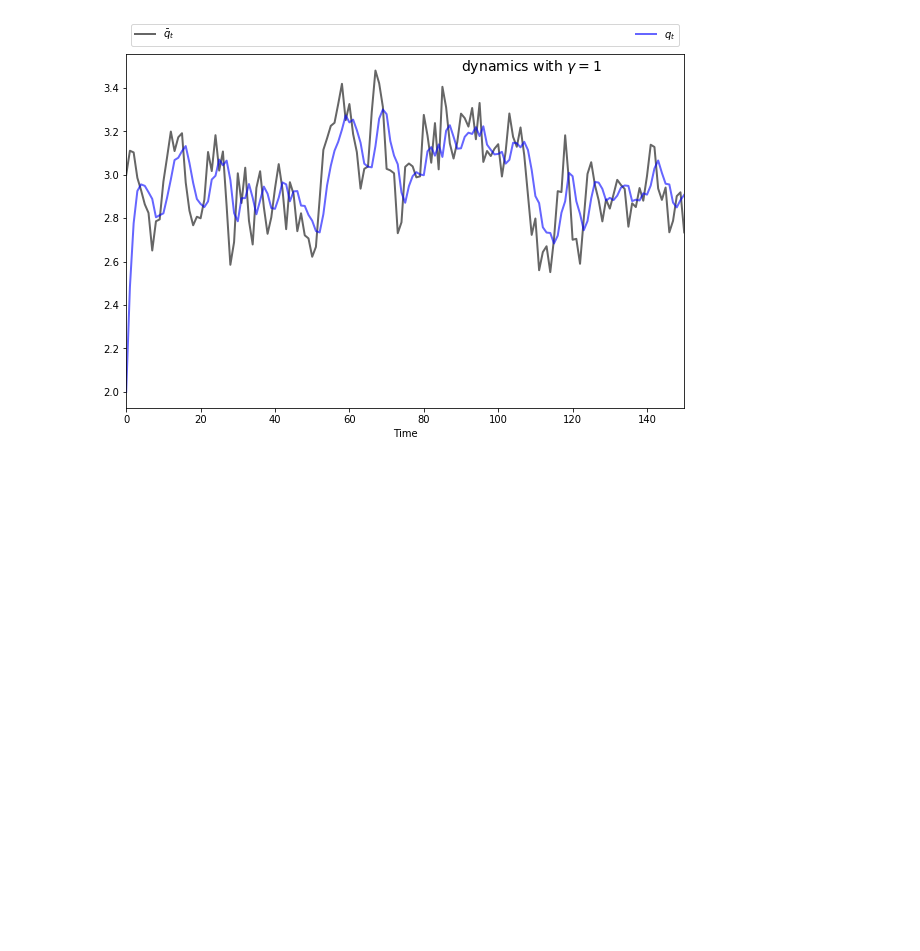
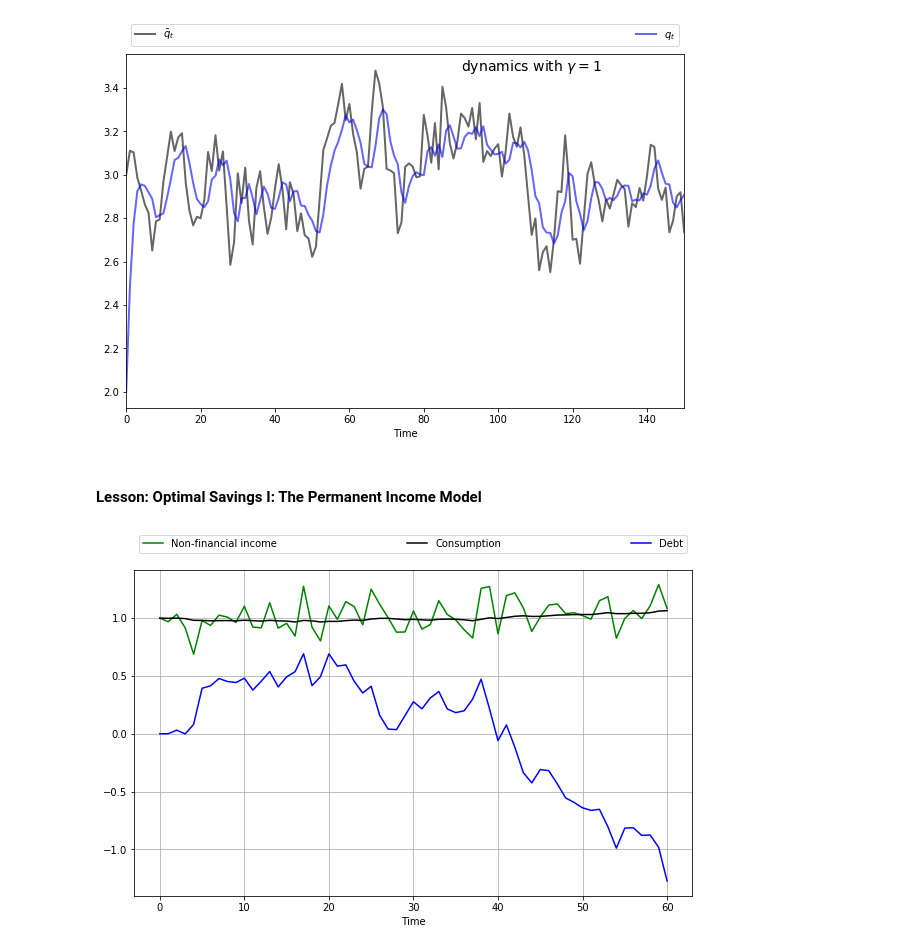
Before and after one commit to PanPip/QuantEcon_Tasks, a Jupyter notebook: LQ_control.ipynb, the cells around one changed output. Drawn from its saved outputs; the diff is of its cells as text; code cells hidden in the pictures; blank space fills up the shorter version.

Commit message:
Started lesson on Optimal Savings I: The Permanent Income Model

```diff
--- a/LQ_control.ipynb
+++ b/LQ_control.ipynb
@@ -338,3 +338,5 @@ ax.text(max(time) * 0.6, 1 * q_bar.max(), s, fontsize=14)
 plt.show()
 # %% [output]
 [figure]
+# %% [markdown]
+#### Lesson: Optimal Savings I: The Permanent Income Model
@@ -340,0 +349,32 @@ plt.show()
+# %%
+r = 0.05
+β = 1 / (1 + r)
+σ = 0.15
+μ = 1
+T = 60
+
+@njit
+def time_path(T):
+    w = np.random.randn(T+1)  # w_0, w_1, ..., w_T
+    w[0] = 0
+    b = np.zeros(T+1)
+    for t in range(1, T+1):
+        b[t] = w[1:t].sum()
+    b = -σ * b
+    c = μ + (1 - β) * (σ * w - b)
+    return w, b, c
+
+w, b, c = time_path(T)
+
+fig, ax = plt.subplots(figsize=(10, 6))
+
+ax.plot(μ + σ * w, 'g-', label="Non-financial income")
+ax.plot(c, 'k-', label="Consumption")
+ax.plot( b, 'b-', label="Debt")
+ax.legend(ncol=3, mode='expand', bbox_to_anchor=(0., 1.02, 1., .102))
+ax.grid()
+ax.set_xlabel('Time')
+
+plt.show()
+# %% [output]
+[figure, added]
```
Also changed, not shown: parts of 2 cells of this notebook.
